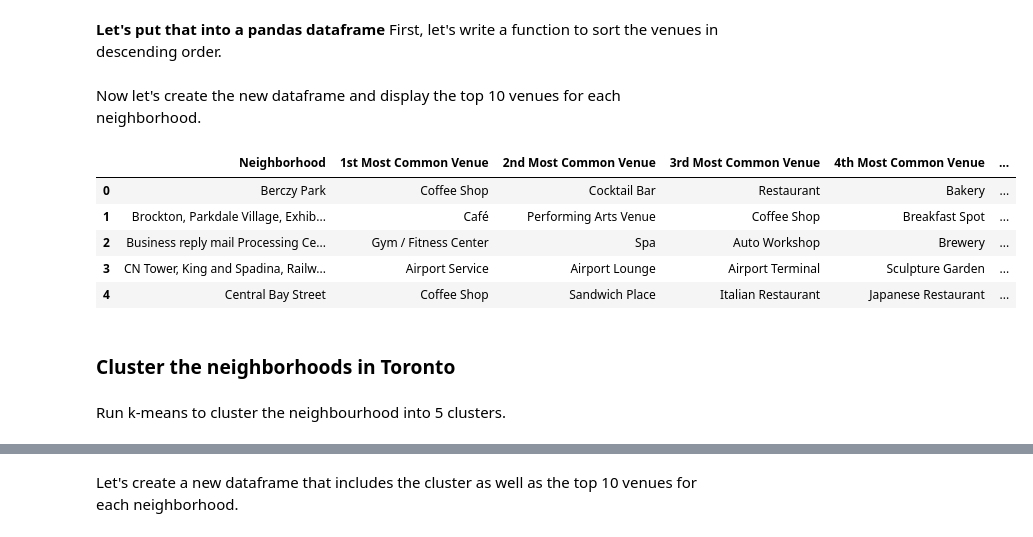
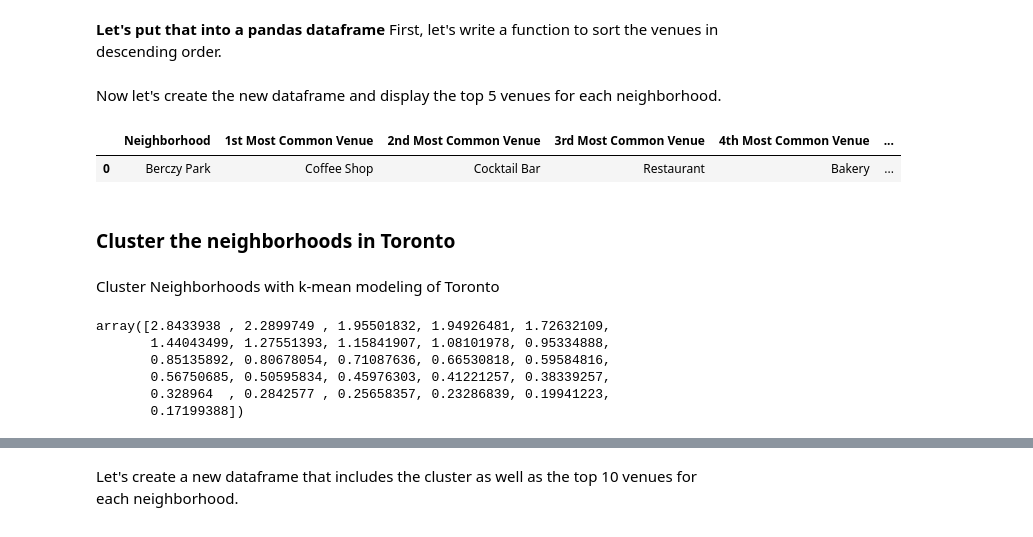
Before and after one commit to germands8/Coursera_Capstone, a Jupyter notebook: Applied Data Science Capstone.ipynb, the cells around one changed output, grey strips where cells are left out. Cells and saved outputs as stored; diff of their text form; code cells hidden in the pictures.

```diff
--- a/Applied Data Science Capstone.ipynb
+++ b/Applied Data Science Capstone.ipynb
@@ -379,36 +379,58 @@ def return_most_common_venues(row, num_top_venues):
 
     return row_categories_sorted.index.values[0:num_top_venues]
 # %% [markdown]
-Now let's create the new dataframe and display the top 10 venues for each neighborhood.
+Now let's create the new dataframe and display the top 5 venues for each neighborhood.
 # %%
 num_top_venues = 10
 
 indicators = ['st', 'nd', 'rd']
 
 # create columns according to number of top venues
 columns = ['Neighborhood']
 for ind in np.arange(num_top_venues):
     try:
         columns.append('{}{} Most Common Venue'.format(ind+1, indicators[ind]))
     except:
         columns.append('{}th Most Common Venue'.format(ind+1))
 
 # create a new dataframe
 neighborhoods_venues_sorted = pd.DataFrame(columns=columns)
 neighborhoods_venues_sorted['Neighborhood'] = toronto_grouped['Neighborhood']
 
 for ind in np.arange(toronto_grouped.shape[0]):
     neighborhoods_venues_sorted.iloc[ind, 1:] = return_most_common_venues(toronto_grouped.iloc[ind, :], num_top_venues)
 
-neighborhoods_venues_sorted.head()
+neighborhoods_venues_sorted.head(1)
 # %% [output]
 |  | Neighborhood | 1st Most Common Venue | 2nd Most Common Venue | 3rd Most Common Venue | 4th Most Common Venue | ... |
 | 0 | Berczy Park | Coffee Shop | Cocktail Bar | Restaurant | Bakery | ... |
-| 1 | Brockton, Parkdale Village, Exhib... | Café | Performing Arts Venue | Coffee Shop | Breakfast Spot | ... |
-| 2 | Business reply mail Processing Ce... | Gym / Fitness Center | Spa | Auto Workshop | Brewery | ... |
-| 3 | CN Tower, King and Spadina, Railw... | Airport Service | Airport Lounge | Airport Terminal | Sculpture Garden | ... |
-| 4 | Central Bay Street | Coffee Shop | Sandwich Place | Italian Restaurant | Japanese Restaurant | ... |
 # %% [markdown]
 ### Cluster the neighborhoods in Toronto
-# %% [markdown]
-Run k-means to cluster the neighbourhood into 5 clusters.
+# %% [markdown]
+Cluster Neighborhoods with k-mean modeling of Toronto
+# %%
+#
+# find the best k (number of clusters) regarding the inertia_ score
+#
+# import k-means from clustering stage
+from sklearn.cluster import KMeans
+
+toronto_grouped_clustering = toronto_grouped.drop('Neighborhood', 1)
+
+Ks = 27 # number of ks we will test
+inertias = np.zeros((Ks-1))
+for n in range(1,Ks):
+
+    # run k-means clustering
+    kmeans = KMeans(n_clusters=n, random_state=0, n_init = 12).fit(toronto_grouped_clustering)
+    inertias[n-1] = kmeans.inertia_
+
+# display the inertia
+inertias
+# %% [output]
+array([2.8433938 , 2.2899749 , 1.95501832, 1.94926481, 1.72632109,
+       1.44043499, 1.27551393, 1.15841907, 1.08101978, 0.95334888,
+       0.85135892, 0.80678054, 0.71087636, 0.66530818, 0.59584816,
+       0.56750685, 0.50595834, 0.45976303, 0.41221257, 0.38339257,
+       0.328964  , 0.2842577 , 0.25658357, 0.23286839, 0.19941223,
+       0.17199388])
```
Also changed, not shown: parts of 11 cells of this notebook.
